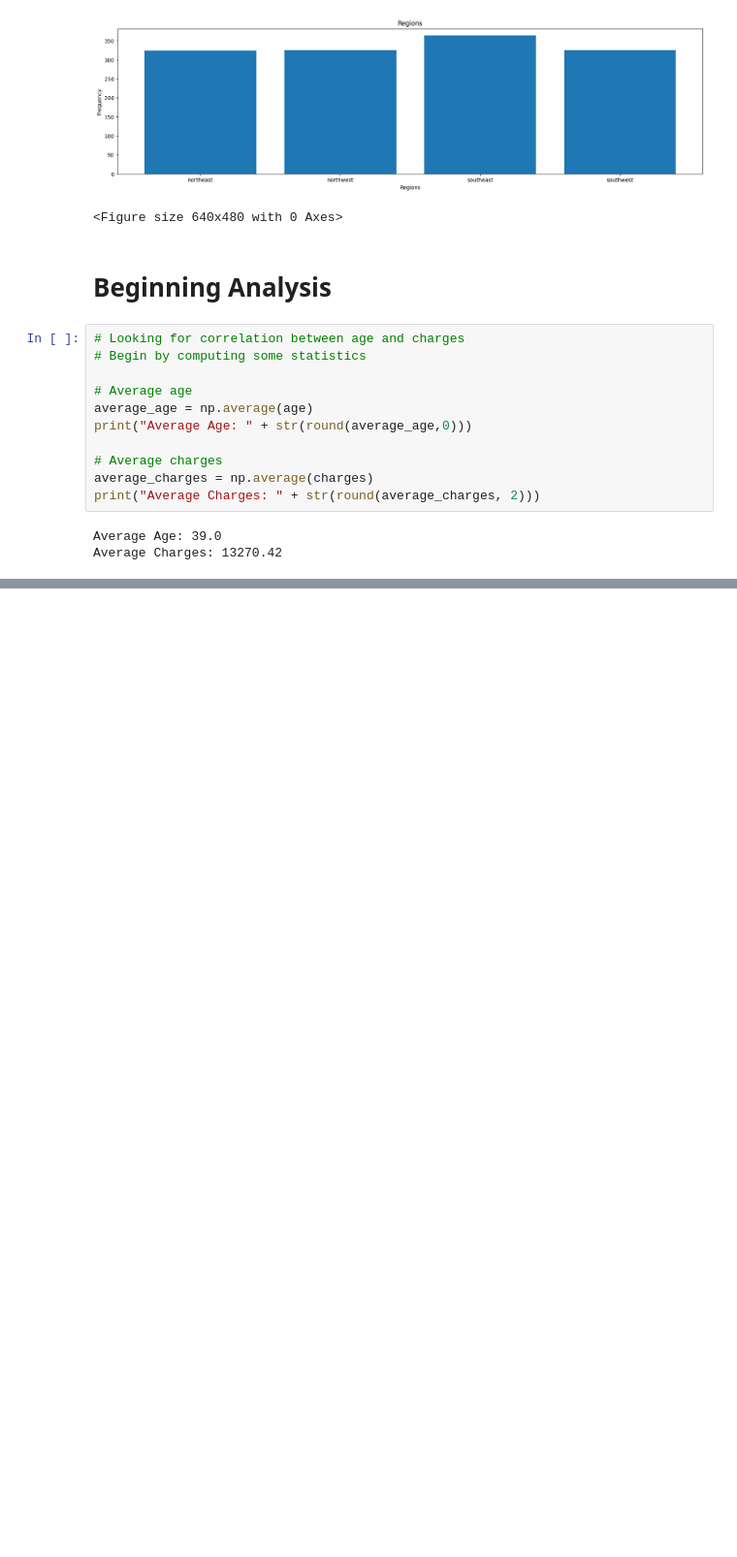
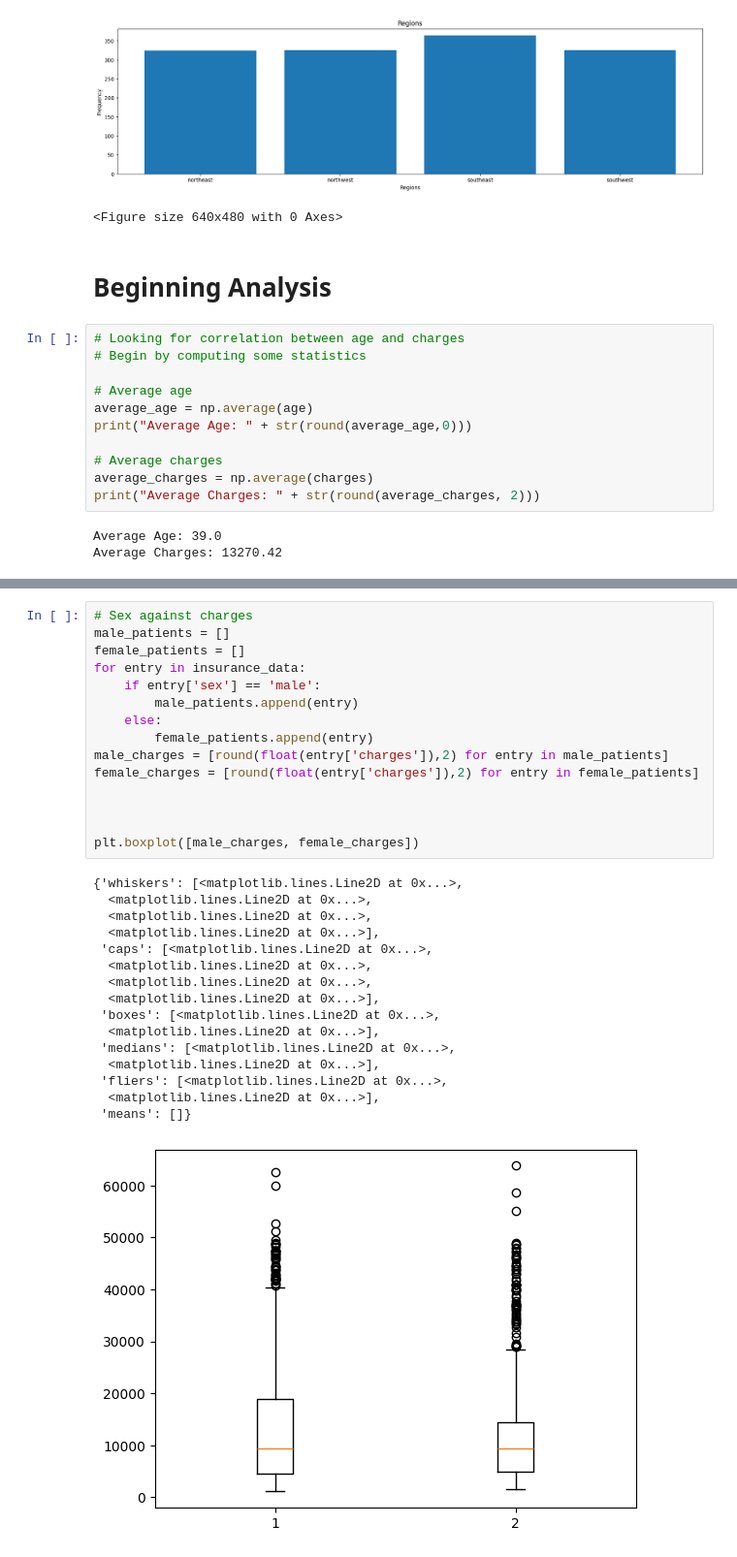
Before and after one commit to b-clang/U.S.-Medical-Insurance-Project, a Jupyter notebook: python-portfolio-project-starter-files/us-medical-insurance-costs.ipynb, the cells around one changed output, grey strips where cells are left out. Shown at 97% size. Saved outputs shown, nothing was run; the diff lists cells and outputs as text; blank space fills up the shorter version.

```diff
--- a/python-portfolio-project-starter-files/us-medical-insurance-costs.ipynb
+++ b/python-portfolio-project-starter-files/us-medical-insurance-costs.ipynb
@@ -123,0 +154,32 @@ Average Charges: 13270.42
+# %%
+# Sex against charges
+male_patients = []
+female_patients = []
+for entry in insurance_data:
+    if entry['sex'] == 'male':
+        male_patients.append(entry)
+    else:
+        female_patients.append(entry)
+male_charges = [round(float(entry['charges']),2) for entry in male_patients]
+female_charges = [round(float(entry['charges']),2) for entry in female_patients]
+
+
+
+plt.boxplot([male_charges, female_charges])
+# %% [output]
+{'whiskers': [<matplotlib.lines.Line2D at 0x...>,
+  <matplotlib.lines.Line2D at 0x...>,
+  <matplotlib.lines.Line2D at 0x...>,
+  <matplotlib.lines.Line2D at 0x...>],
+ 'caps': [<matplotlib.lines.Line2D at 0x...>,
+  <matplotlib.lines.Line2D at 0x...>,
+  <matplotlib.lines.Line2D at 0x...>,
+  <matplotlib.lines.Line2D at 0x...>],
+ 'boxes': [<matplotlib.lines.Line2D at 0x...>,
+  <matplotlib.lines.Line2D at 0x...>],
+ 'medians': [<matplotlib.lines.Line2D at 0x...>,
+  <matplotlib.lines.Line2D at 0x...>],
+ 'fliers': [<matplotlib.lines.Line2D at 0x...>,
+  <matplotlib.lines.Line2D at 0x...>],
+ 'means': []}
+[figure, added]
```
Also changed, not shown: parts of 6 cells of this notebook.
